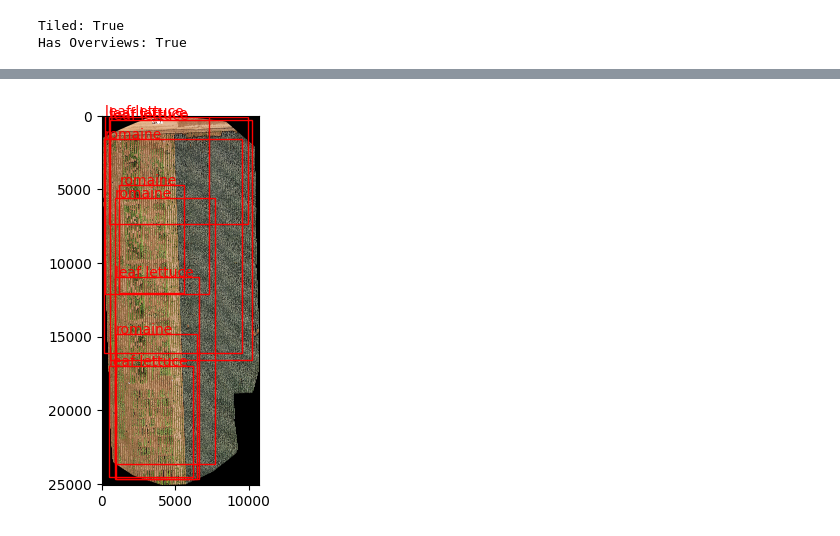
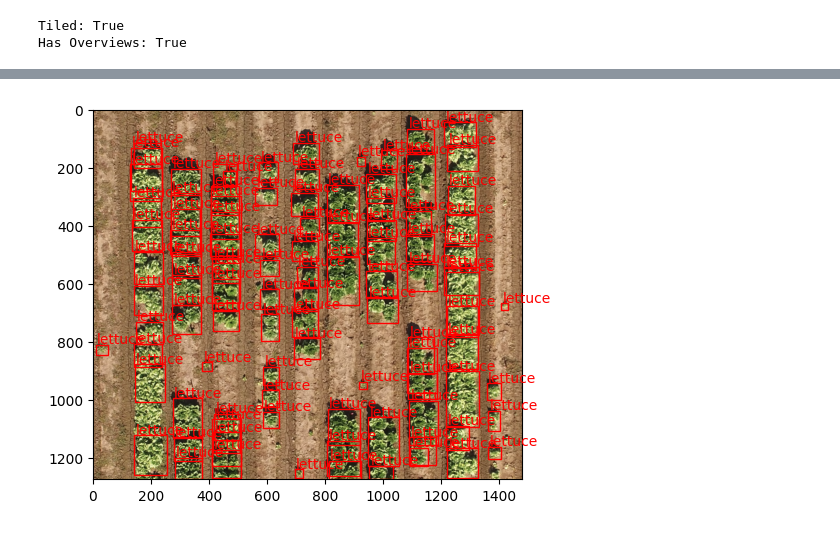
Before and after one commit to jeffgillan/data2science, a Jupyter notebook: notebooks/d2s_basics.ipynb, the cells around one changed output, grey strips where cells are left out. Cells and saved outputs as stored; diff of their text form; code cells hidden in the pictures.

```diff
--- a/notebooks/d2s_basics.ipynb
+++ b/notebooks/d2s_basics.ipynb
@@ -187,2 +207,4 @@ detecto_heatmap_let 100%[===================>] 158.07M  4.52MB/s    in 33s
+# %%
+image = read_image('/Users/jgillan/Downloads/yuma_close.png') #read in the image
 # %%
-image = read_image('/Users/jgillan/Downloads/yuma_lettuce.tif') #read in the image
+image2 = read_image('/Users/jgillan/Downloads/yuma_lettuce.tif') #read in the image
@@ -189,16 +213,26 @@ image = read_image('/Users/jgillan/Downloads/yuma_lettuce.tif') #read in the ima
 # %%
 labels = [
-    'romaine',
-    'leaf lettuce'
+    'lettuce'
 ]
 # %%
 #model = Model() #bring in detecto's pre-trained general model
-model = Model.load('detecto_heatmap_lettuce_detection_weights.pth', labels) #load the fine-tuned model
+model = Model.load('model_weights.pth', labels) #load the fine-tuned model
 labels, boxes, scores = model.predict(image)
-# %%
-show_labeled_image(image, boxes, labels) #display the image with the bounding boxes and labels
-# %% [output]
-[figure, removed]
+# %%
+#This is a quick way to create a mask to index boxes corresponding to specific labels.
+# For python beginners, it may be more appropriate to write out a for loop instead which iterates
+# through the boxes and labels and appends them to a new list before passing that to show_labeled_image.
+
+# map: this method just means that for every value in labels, apply this anonymous function to it and store
+# the result in a map structure of the same size. In this case, the values are True/False.
+# Then boxes[mask] only returns those indices where the mask stores True
+
+mask = list(map(lambda x: x == 'lettuce', labels))
+
+
+show_labeled_image(image, boxes[mask], ['lettuce']*len(mask)) #display the image with the bounding boxes and labels
+# %% [output]
+[figure, added]
 # %%
 # Removes access token from future requests
 workspace.logout()
```
Also changed, not shown: parts of 3 cells of this notebook.
